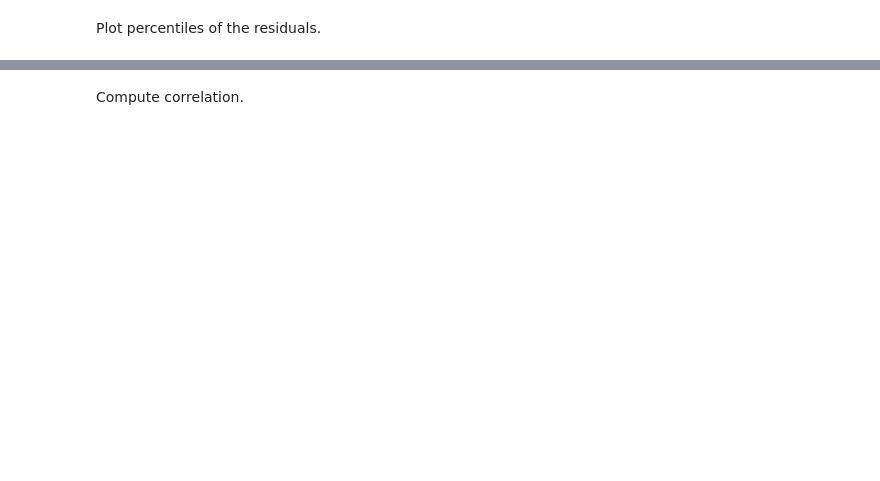
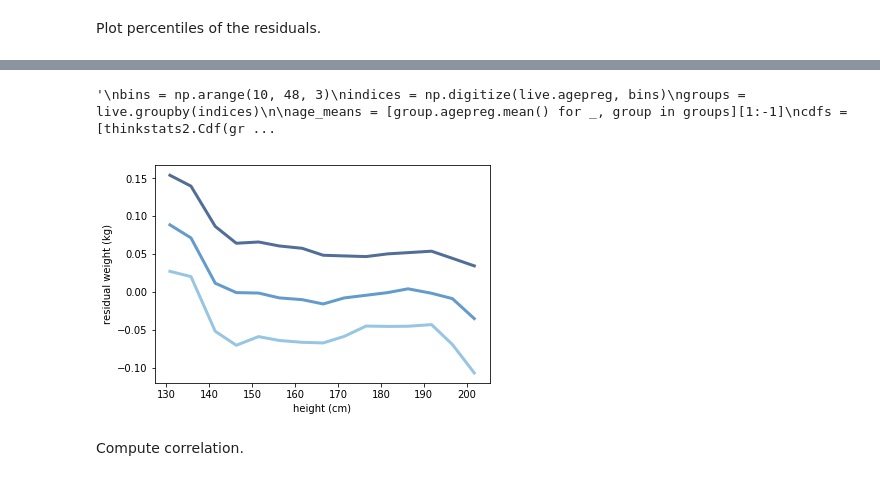
Before and after one commit to joaomarcoslds/ThinkStats2, a Jupyter notebook: code/chap10ex.ipynb, the cells around one changed output, grey strips where cells are left out. Drawn from its saved outputs; the diff is of its cells as text; code cells hidden in the pictures; blank space fills up the shorter version.

```diff
--- a/code/chap10ex.ipynb
+++ b/code/chap10ex.ipynb
@@ -462,3 +459,34 @@ AttributeError: 'numpy.float64' object has no attribute 'Percentile'
+# %%
+res = thinkstats2.Residuals(heights, log_weights, inter, slope)
+df['residual'] = res
+
+
+bins = np.arange(130, 210, 5)
+indices = np.digitize(df.htm3, bins)
+groups = df.groupby(indices)
+
+means = [group.htm3.mean() for i, group in groups][1:-1]
+cdfs = [thinkstats2.Cdf(group.residual) for i, group in groups][1:-1]
+
+thinkplot.PrePlot(3)
+for percent in [75, 50, 25]:
+    ys = [cdf.Percentile(percent) for cdf in cdfs]
+    label = '%dth' % percent
+    thinkplot.Plot(means, ys, label=label)
+
+thinkplot.Config(xlabel='height (cm)', ylabel='residual weight (kg)', legend=False)
+
+'''
+bins = np.arange(10, 48, 3)
+indices = np.digitize(live.agepreg, bins)
+groups = live.groupby(indices)
+
+age_means = [group.agepreg.mean() for _, group in groups][1:-1]
+cdfs = [thinkstats2.Cdf(group.residual) for _, group in groups][1:-1]
+'''
+# %% [output]
+'\nbins = np.arange(10, 48, 3)\nindices = np.digitize(live.agepreg, bins)\ngroups = live.groupby(indices)\n\nage_means = [group.agepreg.mean() for _, group in groups][1:-1]\ncdfs = [thinkstats2.Cdf(gr ...
+[figure, added]
 # %% [markdown]
 Compute correlation.
 # %%
```
Also changed, not shown: parts of 13 cells of this notebook.
